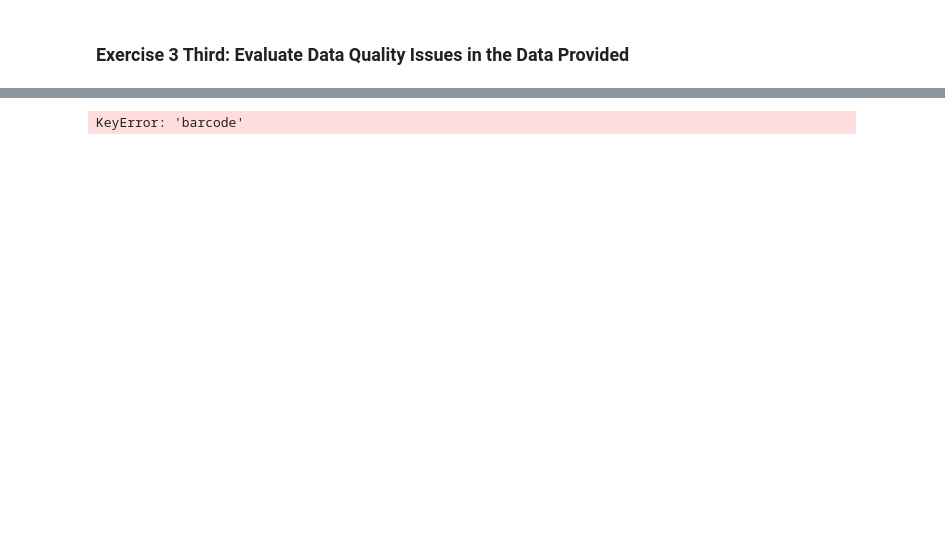
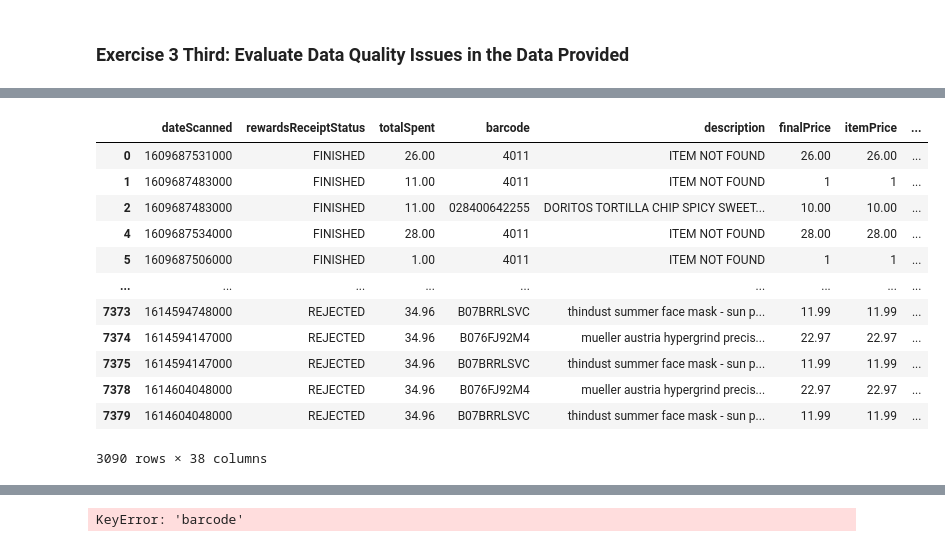
Before and after one commit to georgeputhean/Rewards-Competitions, a Jupyter notebook: Excercise2&3.ipynb, the cells around one changed output, grey strips where cells are left out. Cells and saved outputs as stored; diff of their text form; code cells hidden in the pictures; blank space fills up the shorter version.

```diff
--- a/Excercise2&3.ipynb
+++ b/Excercise2&3.ipynb
@@ -101,0 +128,6 @@ New_brands_receipts=New_brands_receipts[New_brands_receipts['rewardsReceiptStatu
+# %%
+receipt_brand_=New_brands_receipts['rewardsReceiptItemList'].apply(pd.Series)
+# %%
+receipt_brand_scan=pd.concat([New_brands_receipts,receipt_brand_], axis=1)
+# %%
+receipt_brand_scan.drop('rewardsReceiptItemList',axis=1,inplace=True)
@@ -101,0 +154,18 @@ New_brands_receipts=New_brands_receipts[New_brands_receipts['rewardsReceiptStatu
+# %%
+receipt_brand_scan_non=receipt_brand_scan[ (receipt_brand_scan['barcode'].isnull()==False)]
+# %%
+receipt_brand_scan_non
+# %% [output]
+|  | dateScanned | rewardsReceiptStatus | totalSpent | barcode | description | finalPrice | itemPrice | ... |
+| 0 | 1609687531000 | FINISHED | 26.00 | 4011 | ITEM NOT FOUND | 26.00 | 26.00 | ... |
+| 1 | 1609687483000 | FINISHED | 11.00 | 4011 | ITEM NOT FOUND | 1 | 1 | ... |
+| 2 | 1609687483000 | FINISHED | 11.00 | 028400642255 | DORITOS TORTILLA CHIP SPICY SWEET... | 10.00 | 10.00 | ... |
+| 4 | 1609687534000 | FINISHED | 28.00 | 4011 | ITEM NOT FOUND | 28.00 | 28.00 | ... |
+| 5 | 1609687506000 | FINISHED | 1.00 | 4011 | ITEM NOT FOUND | 1 | 1 | ... |
+| ... | ... | ... | ... | ... | ... | ... | ... | ... |
+| 7373 | 1614594748000 | REJECTED | 34.96 | B07BRRLSVC | thindust summer face mask - sun p... | 11.99 | 11.99 | ... |
+| 7374 | 1614594147000 | REJECTED | 34.96 | B076FJ92M4 | mueller austria hypergrind precis... | 22.97 | 22.97 | ... |
+| 7375 | 1614594147000 | REJECTED | 34.96 | B07BRRLSVC | thindust summer face mask - sun p... | 11.99 | 11.99 | ... |
+| 7378 | 1614604048000 | REJECTED | 34.96 | B076FJ92M4 | mueller austria hypergrind precis... | 22.97 | 22.97 | ... |
+| 7379 | 1614604048000 | REJECTED | 34.96 | B07BRRLSVC | thindust summer face mask - sun p... | 11.99 | 11.99 | ... |
+3090 rows × 38 columns
```
Also changed, not shown: parts of 13 cells of this notebook.
